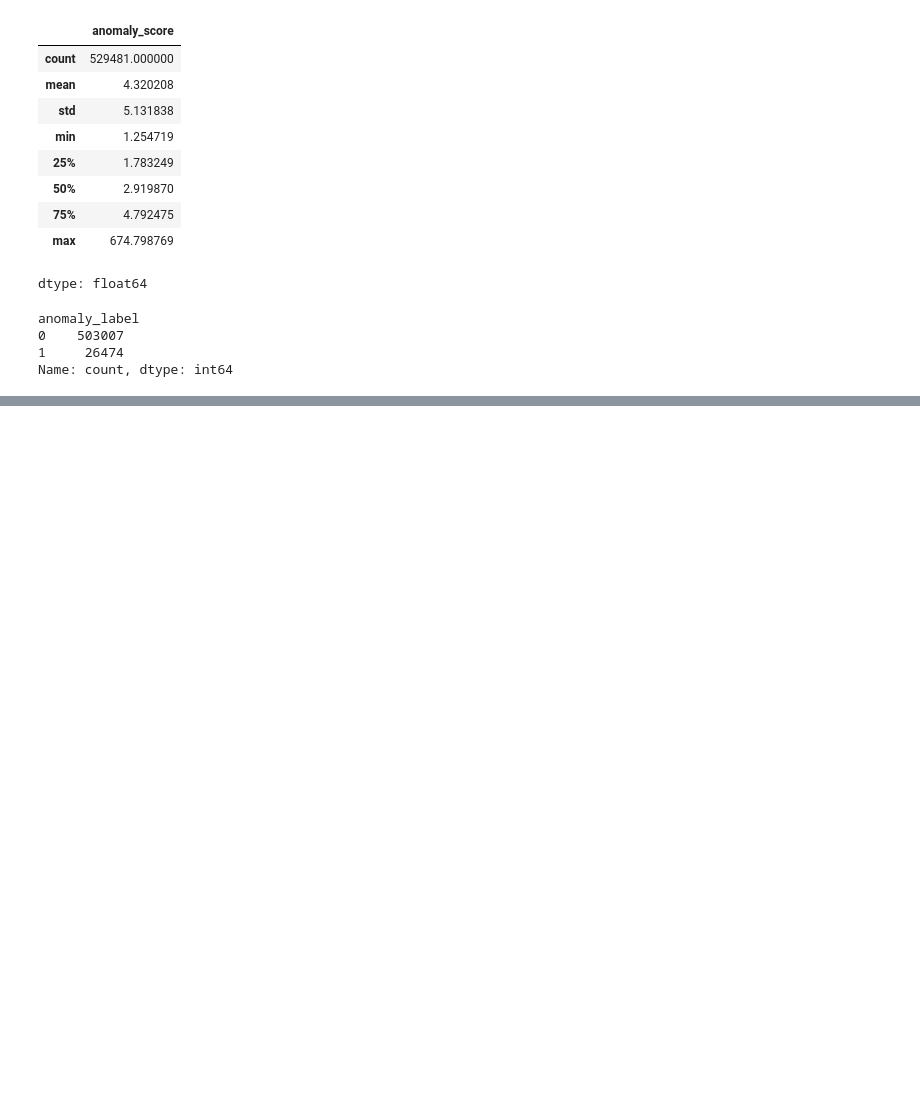
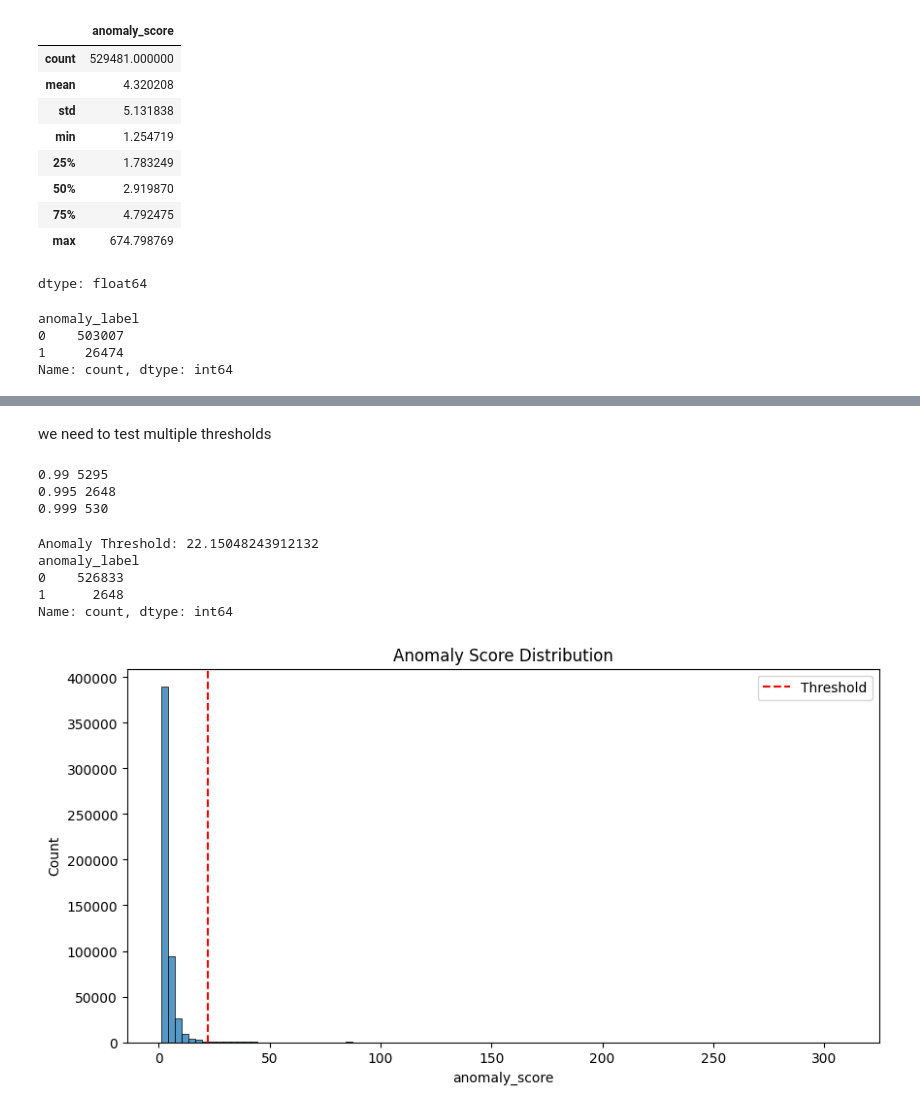
Before and after one commit to BOTTA-GOPINATH/ML_Log_Anomaly_Detector, a Jupyter notebook: model1.ipynb, the cells around one changed output, grey strips where cells are left out. Saved outputs shown, nothing was run; the diff lists cells and outputs as text; code cells hidden in the pictures; blank space fills up the shorter version.

```diff
--- a/model1.ipynb
+++ b/model1.ipynb
@@ -167,0 +240,3 @@ Name: count, dtype: int64
+# %%
+cov_matrix = np.cov(X_scaled_new.T)
+print("Covariance shape:", cov_matrix.shape)
@@ -167,0 +245,17 @@ Name: count, dtype: int64
+# %%
+inv_cov_matrix = np.linalg.pinv(cov_matrix)
+# %%
+from scipy.spatial.distance import mahalanobis
+
+mean_vector = X_scaled_new.mean().values
+
+def mahalanobis_distance(row):
+    return mahalanobis(row, mean_vector, inv_cov_matrix)
+
+print("Recomputing anomaly scores...")
+
+X_scaled_new["anomaly_score"] = X_scaled_new.apply(
+    mahalanobis_distance, axis=1
+)
+
+print(X_scaled_new["anomaly_score"].describe())
@@ -167,0 +273,37 @@ Name: count, dtype: int64
+# %% [markdown]
+we need to test multiple thresholds
+# %%
+for q in [0.99, 0.995, 0.999]:
+    threshold = X_scaled_new["anomaly_score"].quantile(q)
+    anomalies = (X_scaled_new["anomaly_score"] > threshold).sum()
+    print(q, anomalies)
+# %% [output]
+0.99 5295
+0.995 2648
+0.999 530
+# %%
+# Create anomaly threshold
+threshold = X_scaled_new["anomaly_score"].quantile(0.995)
+
+# Create anomaly label
+X_scaled_new["anomaly_label"] = (
+    X_scaled_new["anomaly_score"] > threshold
+).astype(int)
+
+print("Anomaly Threshold:", threshold)
+print(X_scaled_new["anomaly_label"].value_counts())
+# %% [output]
+Anomaly Threshold: 22.15048243912132
+anomaly_label
+0    526833
+1      2648
+Name: count, dtype: int64
+# %%
+plt.figure(figsize=(10,5))
+sns.histplot(X_scaled_new["anomaly_score"], bins=100)
+plt.axvline(threshold, color='red', linestyle='--', label='Threshold')
+plt.legend()
+plt.title("Anomaly Score Distribution")
+plt.show()
+# %% [output]
+[figure, added]
```
Also changed, not shown: parts of 17 cells of this notebook.
